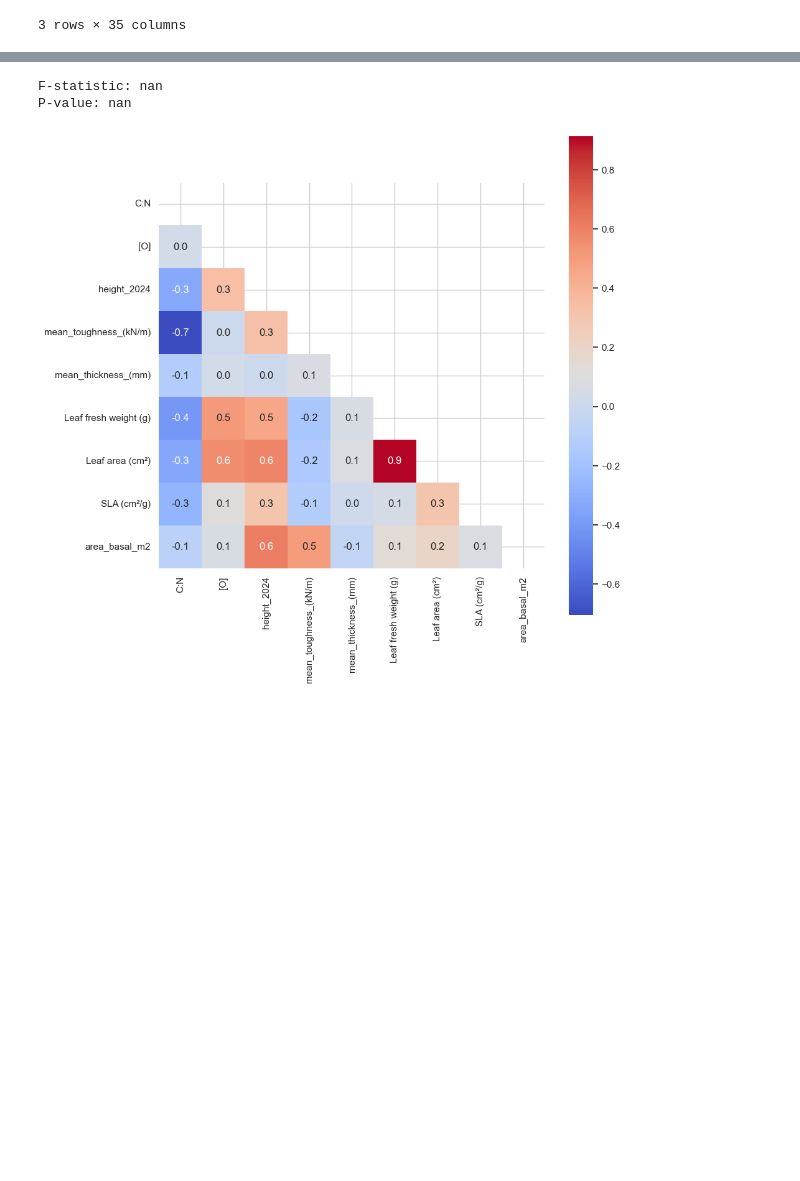
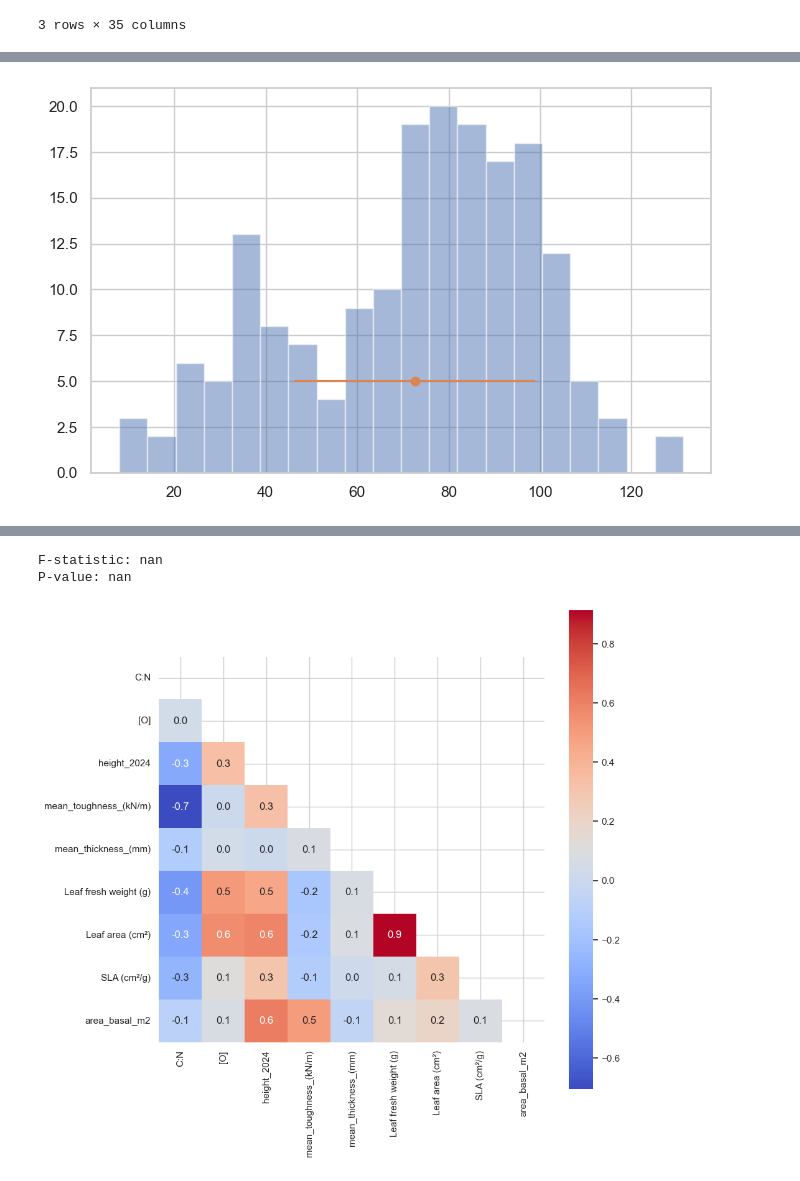
Before and after one commit to ajchavez94/NUMEX_preliminar, a Jupyter notebook: Preliminar.ipynb, the cells around one changed output, grey strips where cells are left out. Cells and saved outputs as stored; diff of their text form; code cells hidden in the pictures; blank space fills up the shorter version.

```diff
--- a/Preliminar.ipynb
+++ b/Preliminar.ipynb
@@ -110,0 +136,17 @@ plt.show()
+# %%
+### Variables fisiologicas ###
+## histogramas ##
+
+import numpy as np
+plt.figure(figsize=(8,5))
+
+# Calcular la media y la desviación estándar
+mean = data[var].mean()
+std = data[var].std()
+
+# Trazar histograma con barras de error
+plt.hist(data[var], bins=20, alpha=0.5)
+plt.errorbar(mean, 5, xerr=std, fmt='o')
+plt.show()
+# %% [output]
+[figure, added]
```
Also changed, not shown: parts of 13 cells of this notebook, 2 other files.
